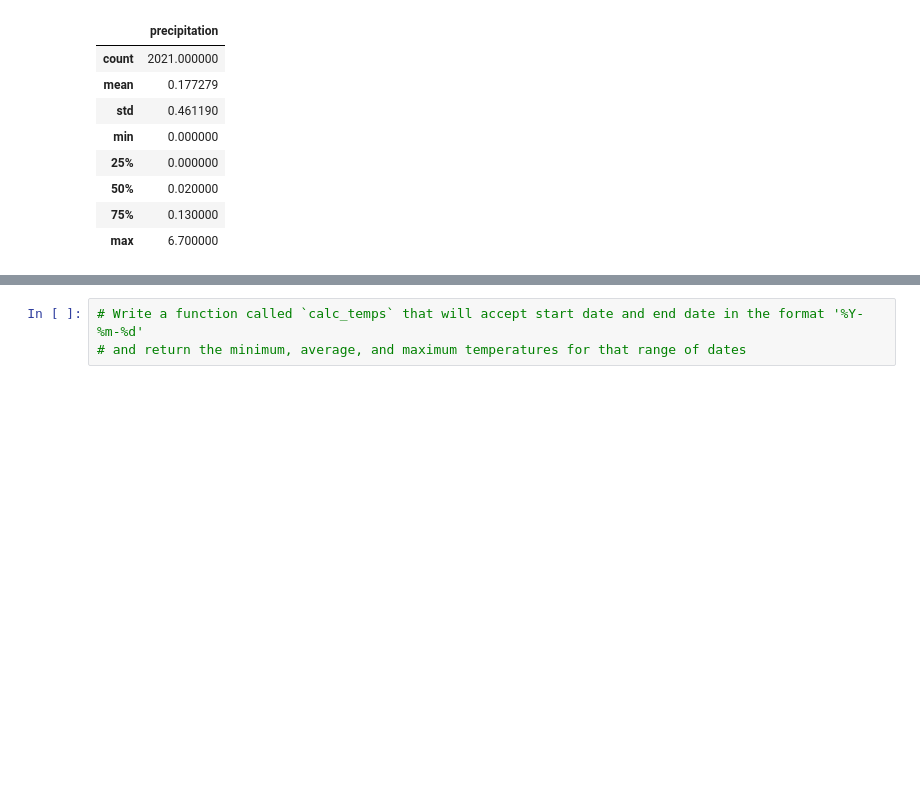
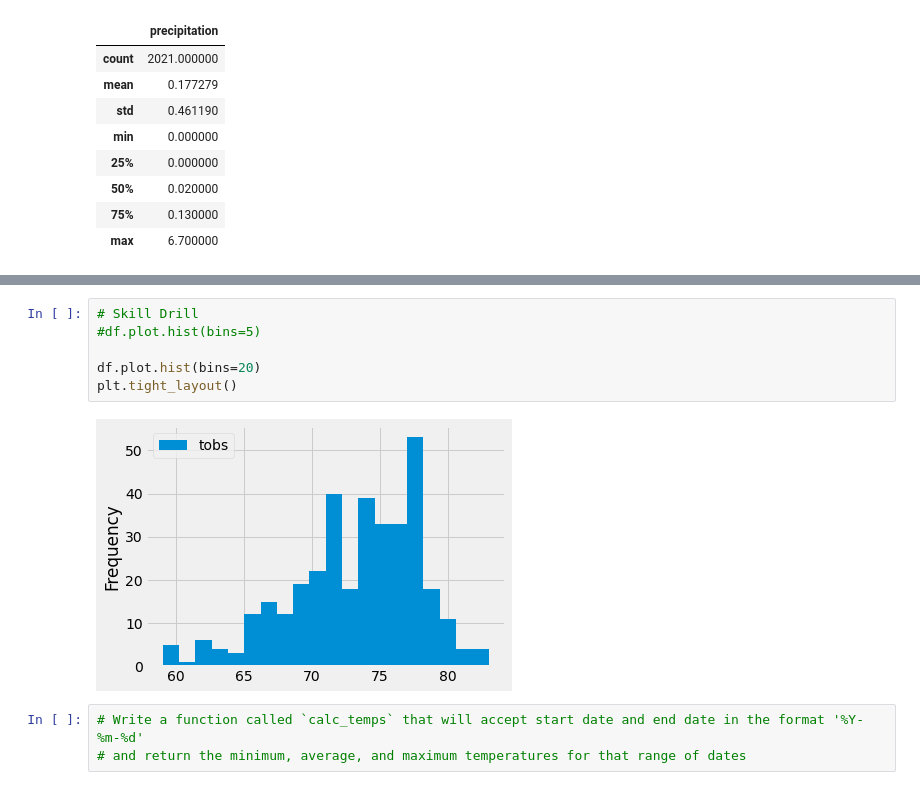
Before and after one commit to Isabel-gt/surfs_up, a Jupyter notebook: climate_analysis.ipynb, the cells around one changed output, grey strips where cells are left out. Cells and saved outputs as stored; diff of their text form; blank space fills up the shorter version.

```diff
--- a/climate_analysis.ipynb
+++ b/climate_analysis.ipynb
@@ -139,3 +212,11 @@ df.describe()
+# %%
+# Skill Drill
+#df.plot.hist(bins=5)
+
+df.plot.hist(bins=20)
+plt.tight_layout()
+# %% [output]
+[figure, added]
 # %%
 # Write a function called `calc_temps` that will accept start date and end date in the format '%Y-%m-%d'
 # and return the minimum, average, and maximum temperatures for that range of dates
```
Also changed, not shown: parts of 6 cells of this notebook.
